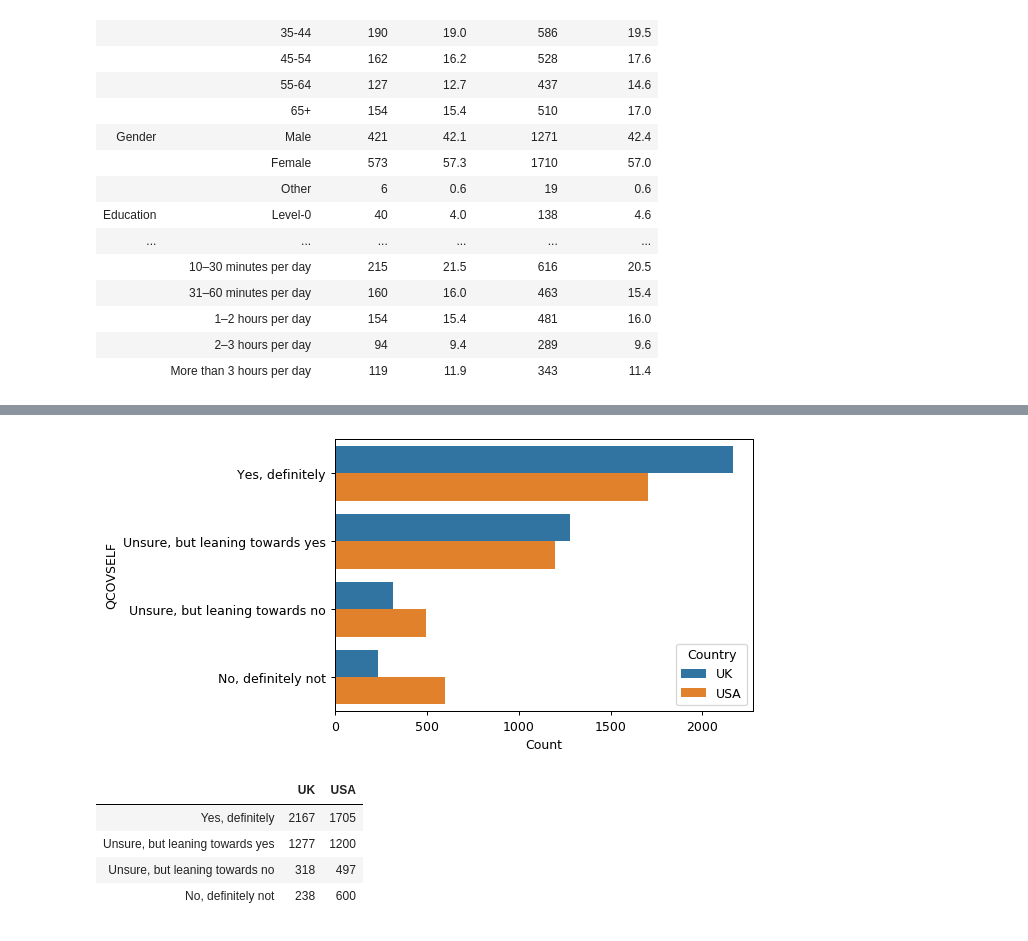
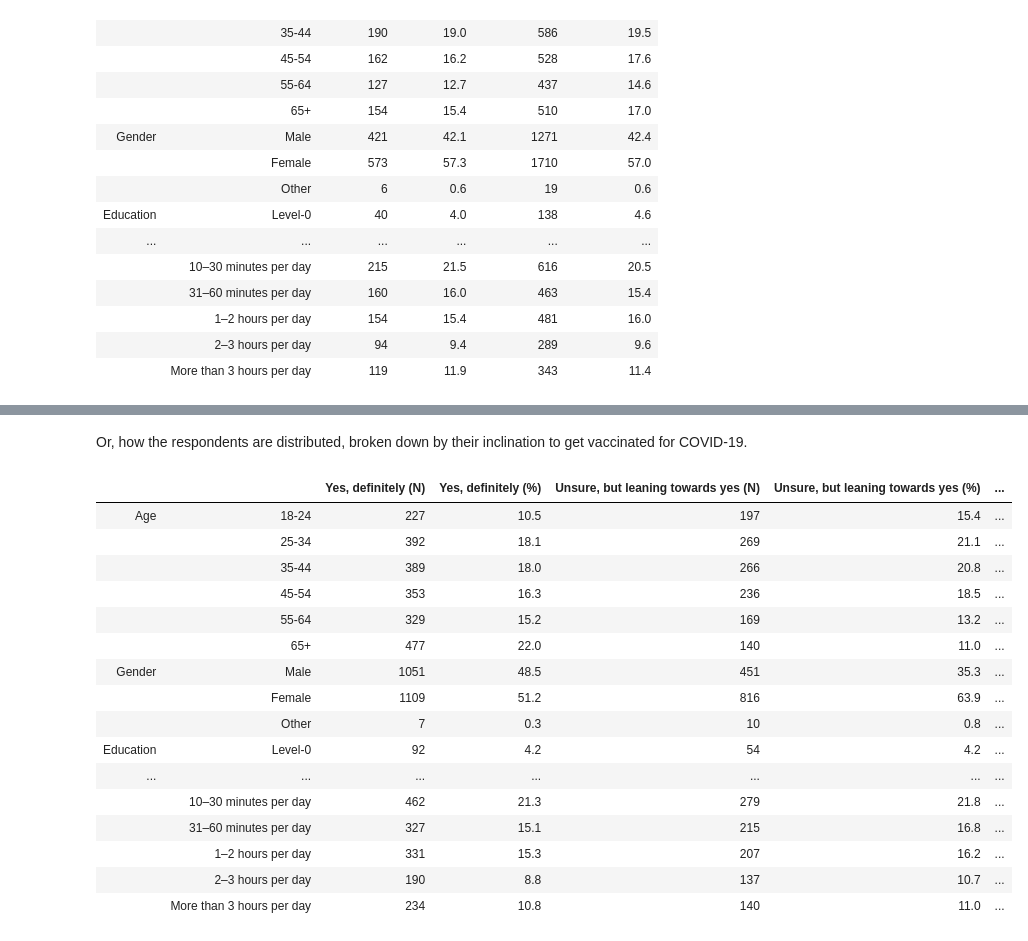
Before and after one commit to sloomba/covid19-misinfo, a Jupyter notebook: import_data.ipynb, the cells around one changed output, grey strips where cells are left out. Cells and saved outputs as stored; diff of their text form; code cells hidden in the pictures.

```diff
--- a/import_data.ipynb
+++ b/import_data.ipynb
@@ -320,0 +41,3 @@ def get_counts(df, dd, by='Treatment'):
+# %%
+df_uk, dd_uk = import_transformed_data('dat/orb_uk')
+df_us, dd_us = import_transformed_data('dat/orb_us')
@@ -404,9 +72,22 @@ def count_attribute(df, att, by_att=None, where=None, att_lab='', by_att_lab='',
-# %%
-count_attribute(df, 'QCOVSELF', 'Country', dd=dd)
-# %% [output]
-[figure, removed]
-|  | UK | USA |
-| Yes, definitely | 2167 | 1705 |
-| Unsure, but leaning towards yes | 1277 | 1200 |
-| Unsure, but leaning towards no | 318 | 497 |
-| No, definitely not | 238 | 600 |
+# %% [markdown]
+Or, how the respondents are distributed, broken down by their inclination to get vaccinated for COVID-19.
+# %%
+get_socdem_counts(df_uk, dd_uk, 'Vaccine Intent for self (Pre)')
+# %% [output]
+|  |  | Yes, definitely (N) | Yes, definitely (%) | Unsure, but leaning towards yes (N) | Unsure, but leaning towards yes (%) | ... |
+| Age | 18-24 | 227 | 10.5 | 197 | 15.4 | ... |
+|  | 25-34 | 392 | 18.1 | 269 | 21.1 | ... |
+|  | 35-44 | 389 | 18.0 | 266 | 20.8 | ... |
+|  | 45-54 | 353 | 16.3 | 236 | 18.5 | ... |
+|  | 55-64 | 329 | 15.2 | 169 | 13.2 | ... |
+|  | 65+ | 477 | 22.0 | 140 | 11.0 | ... |
+| Gender | Male | 1051 | 48.5 | 451 | 35.3 | ... |
+|  | Female | 1109 | 51.2 | 816 | 63.9 | ... |
+|  | Other | 7 | 0.3 | 10 | 0.8 | ... |
+| Education | Level-0 | 92 | 4.2 | 54 | 4.2 | ... |
+| ... | ... | ... | ... | ... | ... | ... |
+|  | 10–30 minutes per day | 462 | 21.3 | 279 | 21.8 | ... |
+|  | 31–60 minutes per day | 327 | 15.1 | 215 | 16.8 | ... |
+|  | 1–2 hours per day | 331 | 15.3 | 207 | 16.2 | ... |
+|  | 2–3 hours per day | 190 | 8.8 | 137 | 10.7 | ... |
+|  | More than 3 hours per day | 234 | 10.8 | 140 | 11.0 | ... |
```
Also changed, not shown: parts of 29 cells of this notebook, 1 other file.
